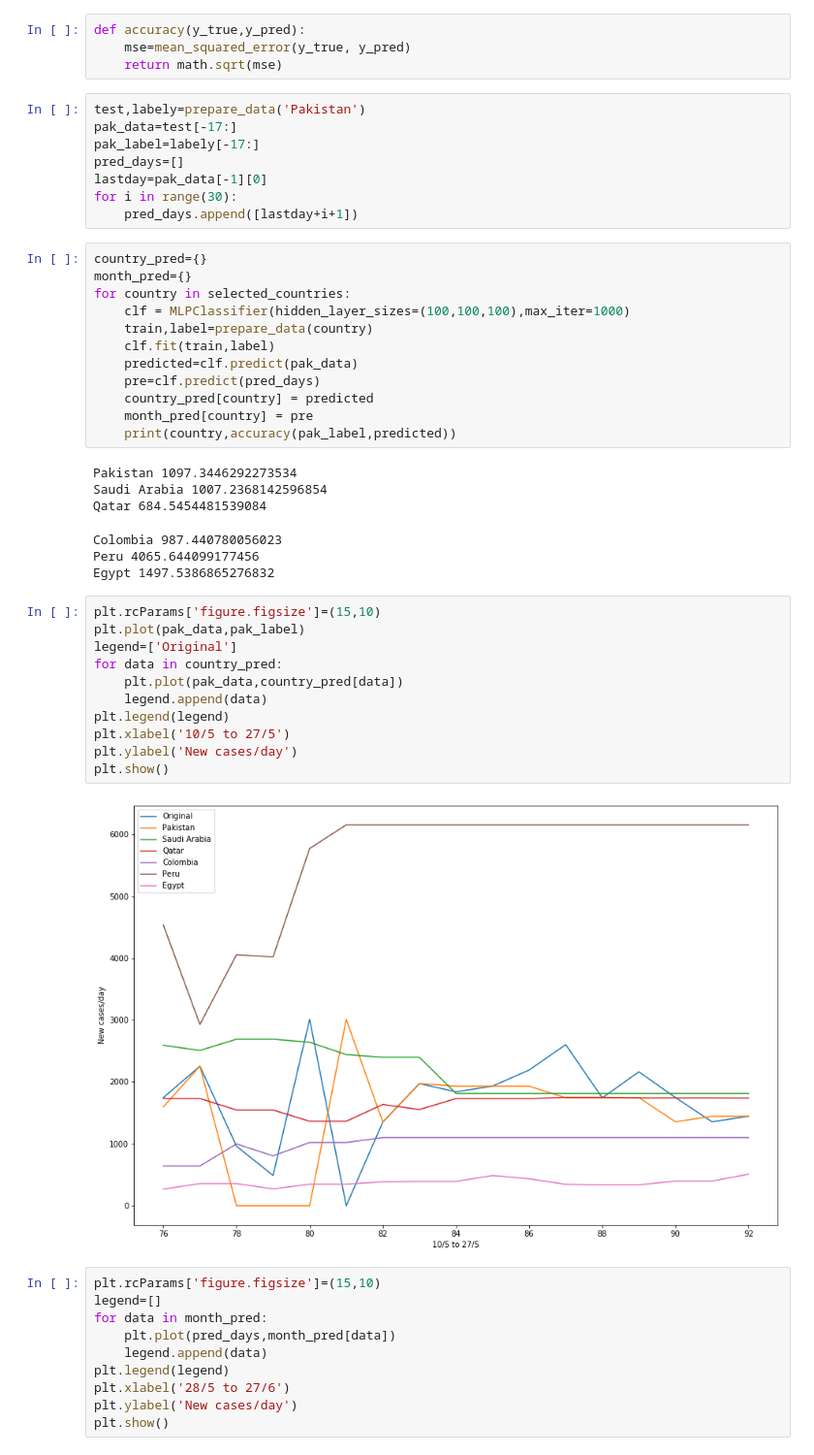
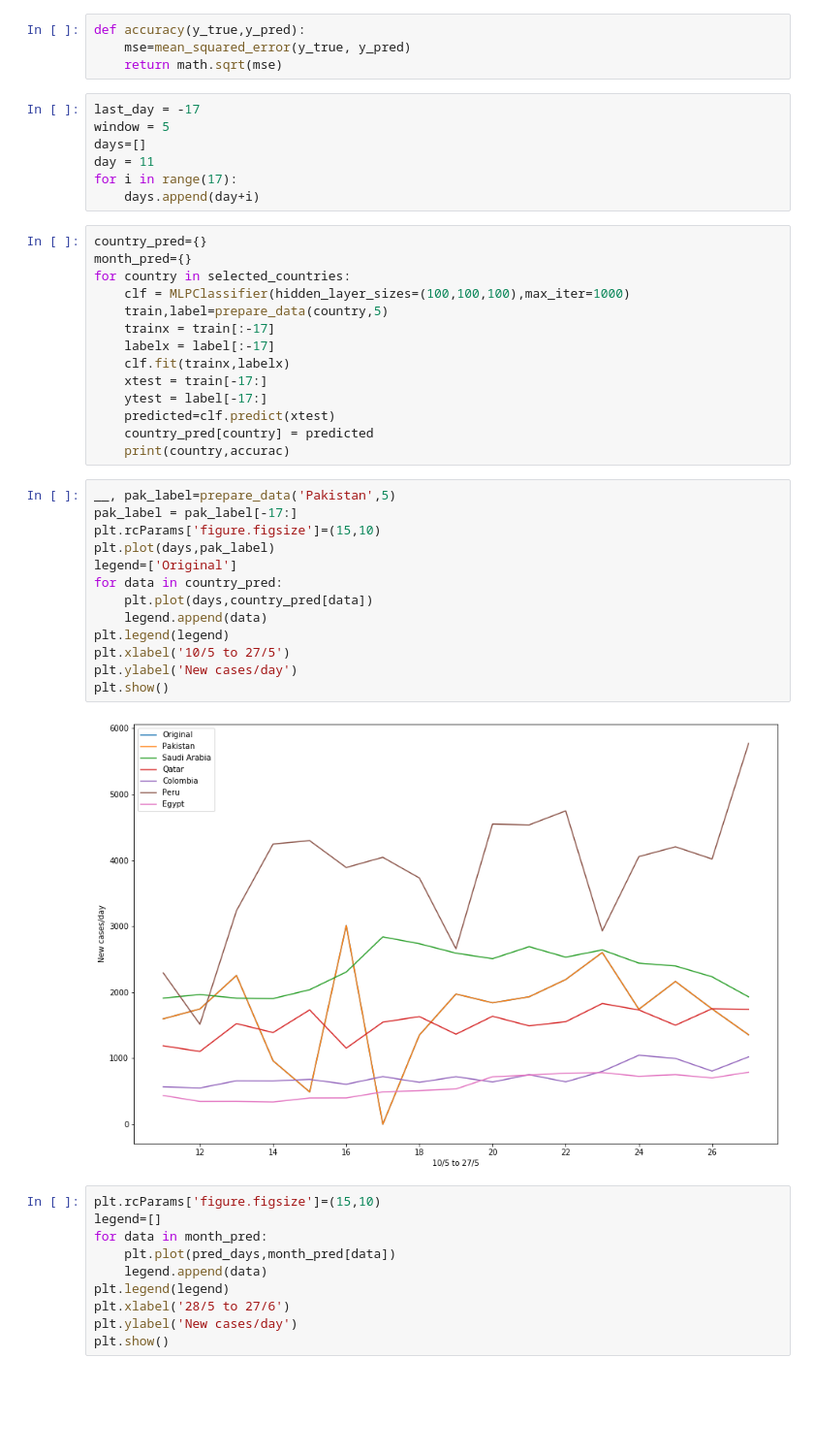
Before and after one commit to daim-cell/MLProject, a Jupyter notebook: project.ipynb, the cells around one changed output. Shown: that part at 97% size. Drawn from its saved outputs; the diff is of its cells as text; blank space fills up the shorter version.

Commit message:
june prediction remaining

```diff
--- a/project.ipynb
+++ b/project.ipynb
@@ -71,46 +81,42 @@ def prepare_data(country, string='None'):
 def accuracy(y_true,y_pred):
     mse=mean_squared_error(y_true, y_pred)
     return math.sqrt(mse)
-# %%
-test,labely=prepare_data('Pakistan')
-pak_data=test[-17:]
-pak_label=labely[-17:]
-pred_days=[]
-lastday=pak_data[-1][0]
-for i in range(30):
-    pred_days.append([lastday+i+1])
+# %%
+last_day = -17
+window = 5
+days=[]
+day = 11
+for i in range(17):
+    days.append(day+i)
 # %%
 country_pred={}
 month_pred={}
 for country in selected_countries:
     clf = MLPClassifier(hidden_layer_sizes=(100,100,100),max_iter=1000)
-    train,label=prepare_data(country)
-    clf.fit(train,label)
-    predicted=clf.predict(pak_data)
-    pre=clf.predict(pred_days)
+    train,label=prepare_data(country,5)
+    trainx = train[:-17]
+    labelx = label[:-17]
+    clf.fit(trainx,labelx)
+    xtest = train[-17:]
+    ytest = label[-17:]
+    predicted=clf.predict(xtest)
     country_pred[country] = predicted
-    month_pred[country] = pre
-    print(country,accuracy(pak_label,predicted))
+    print(country,accurac)
-# %% [output]
-Pakistan 1097.3446292273534
-Saudi Arabia 1007.2368142596854
-Qatar 684.5454481539084
-Colombia 987.440780056023
-Peru 4065.644099177456
-Egypt 1497.5386865276832
 # %%
+__, pak_label=prepare_data('Pakistan',5)
+pak_label = pak_label[-17:]
 plt.rcParams['figure.figsize']=(15,10)
-plt.plot(pak_data,pak_label)
+plt.plot(days,pak_label)
 legend=['Original']
 for data in country_pred:
-    plt.plot(pak_data,country_pred[data])
+    plt.plot(days,country_pred[data])
     legend.append(data)
 plt.legend(legend)
 plt.xlabel('10/5 to 27/5')
 plt.ylabel('New cases/day')
 plt.show()
 # %% [output]
-[figure, old version]
+[figure, new version]
 # %%
 plt.rcParams['figure.figsize']=(15,10)
 legend=[]
```
Also changed, not shown: parts of 6 cells of this notebook.
